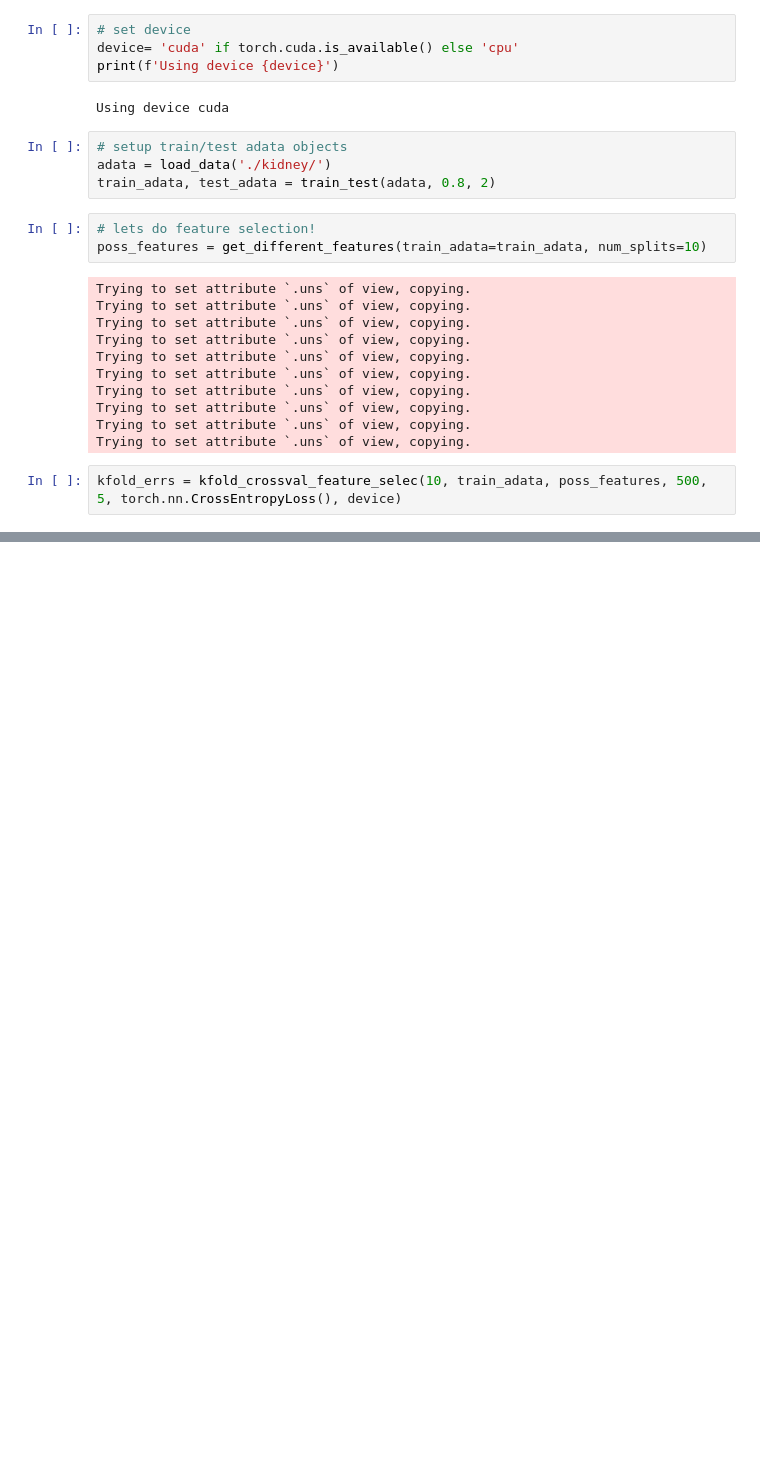
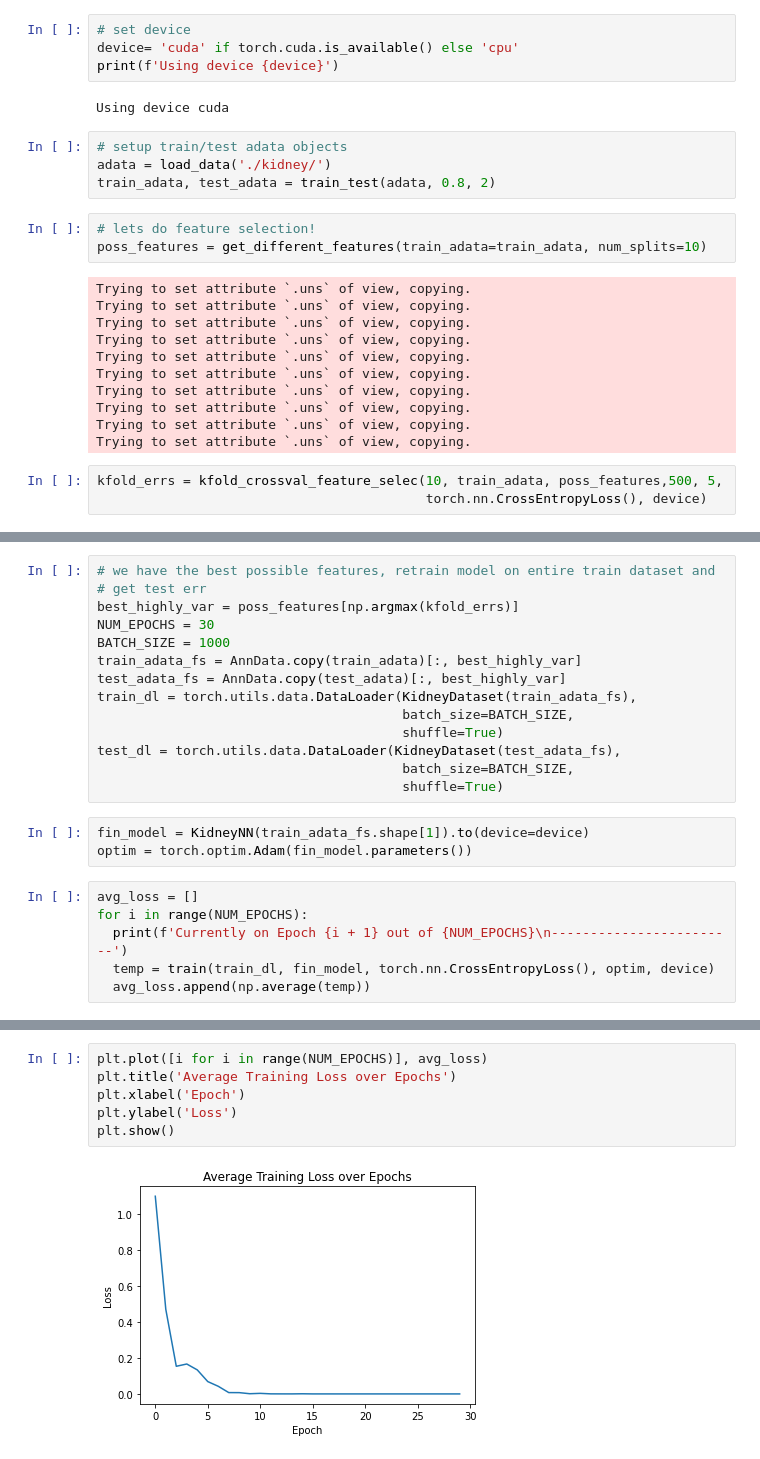
Before and after one commit to roblburris/kidney-ml, a Jupyter notebook: kidney_ml.ipynb, the cells around one changed output, grey strips where cells are left out. Drawn from its saved outputs; the diff is of its cells as text; blank space fills up the shorter version.

Commit message:
finished training (30 epochs), test accuracy of 94.1%

```diff
--- a/kidney_ml.ipynb
+++ b/kidney_ml.ipynb
@@ -234,7 +237,8 @@ Trying to set attribute `.uns` of view, copying.
 Trying to set attribute `.uns` of view, copying.
 Trying to set attribute `.uns` of view, copying.
 # %%
-kfold_errs = kfold_crossval_feature_selec(10, train_adata, poss_features, 500, 5, torch.nn.CrossEntropyLoss(), device)
+kfold_errs = kfold_crossval_feature_selec(10, train_adata, poss_features,500, 5,
+                                          torch.nn.CrossEntropyLoss(), device)
 # %% [output]
 Currently on kfold for poss_feature 0
 Kfold step 1 out of 10
@@ -277,0 +272,23 @@ Run data is saved locally in /content/wandb/run-20210608_192303-1293h1dq
+# %%
+# we have the best possible features, retrain model on entire train dataset and
+# get test err
+best_highly_var = poss_features[np.argmax(kfold_errs)]
+NUM_EPOCHS = 30
+BATCH_SIZE = 1000
+train_adata_fs = AnnData.copy(train_adata)[:, best_highly_var]
+test_adata_fs = AnnData.copy(test_adata)[:, best_highly_var]
+train_dl = torch.utils.data.DataLoader(KidneyDataset(train_adata_fs),
+                                       batch_size=BATCH_SIZE,
+                                       shuffle=True)
+test_dl = torch.utils.data.DataLoader(KidneyDataset(test_adata_fs),
+                                       batch_size=BATCH_SIZE,
+                                       shuffle=True)
+# %%
+fin_model = KidneyNN(train_adata_fs.shape[1]).to(device=device)
+optim = torch.optim.Adam(fin_model.parameters())
+# %%
+avg_loss = []
+for i in range(NUM_EPOCHS):
+  print(f'Currently on Epoch {i + 1} out of {NUM_EPOCHS}\n------------------------')
+  temp = train(train_dl, fin_model, torch.nn.CrossEntropyLoss(), optim, device)
+  avg_loss.append(np.average(temp))
@@ -277,0 +313,8 @@ Run data is saved locally in /content/wandb/run-20210608_192303-1293h1dq
+# %%
+plt.plot([i for i in range(NUM_EPOCHS)], avg_loss)
+plt.title('Average Training Loss over Epochs')
+plt.xlabel('Epoch')
+plt.ylabel('Loss')
+plt.show()
+# %% [output]
+[figure, added]
```
Also changed, not shown: parts of 8 cells of this notebook.
